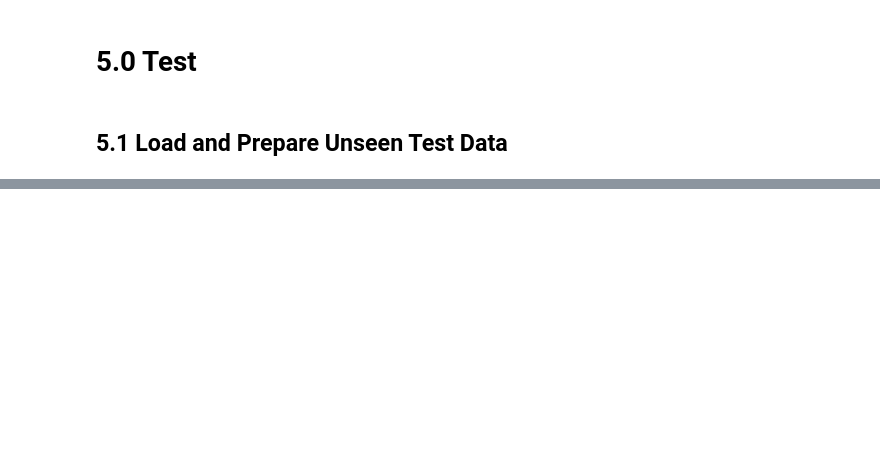
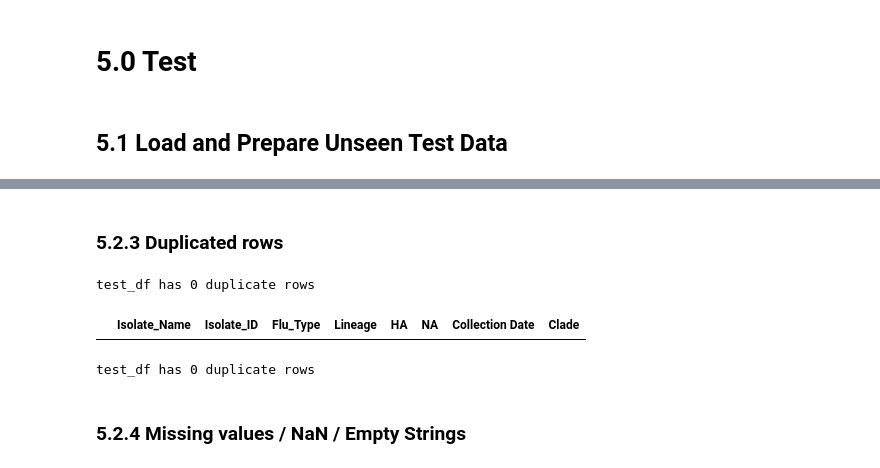
Before and after one commit to ajvilleg/learn-flu, a Jupyter notebook: learn-flu.ipynb, the cells around one changed output, grey strips where cells are left out. Saved outputs shown, nothing was run; the diff lists cells and outputs as text; code cells hidden in the pictures; blank space fills up the shorter version.

```diff
--- a/learn-flu.ipynb
+++ b/learn-flu.ipynb
@@ -1009,0 +1038,15 @@ plt.show()
+# %% [markdown]
+### 5.2.3 Duplicated rows
+# %%
+# Check for duplicated rows in test data
+print(f'test_df has {test_df.duplicated().sum()} duplicate rows')
+display(test_df[test_df.duplicated()])
+# Drop duplicates and check again
+test_df.drop_duplicates(inplace=True)
+print(f'test_df has {test_df.duplicated().sum()} duplicate rows')
+# %% [output]
+test_df has 0 duplicate rows
+|  | Isolate_Name | Isolate_ID | Flu_Type | Lineage | HA | NA | Collection Date | Clade |
+test_df has 0 duplicate rows
+# %% [markdown]
+### 5.2.4 Missing values / NaN / Empty Strings
```
Also changed, not shown: parts of 92 cells of this notebook.
